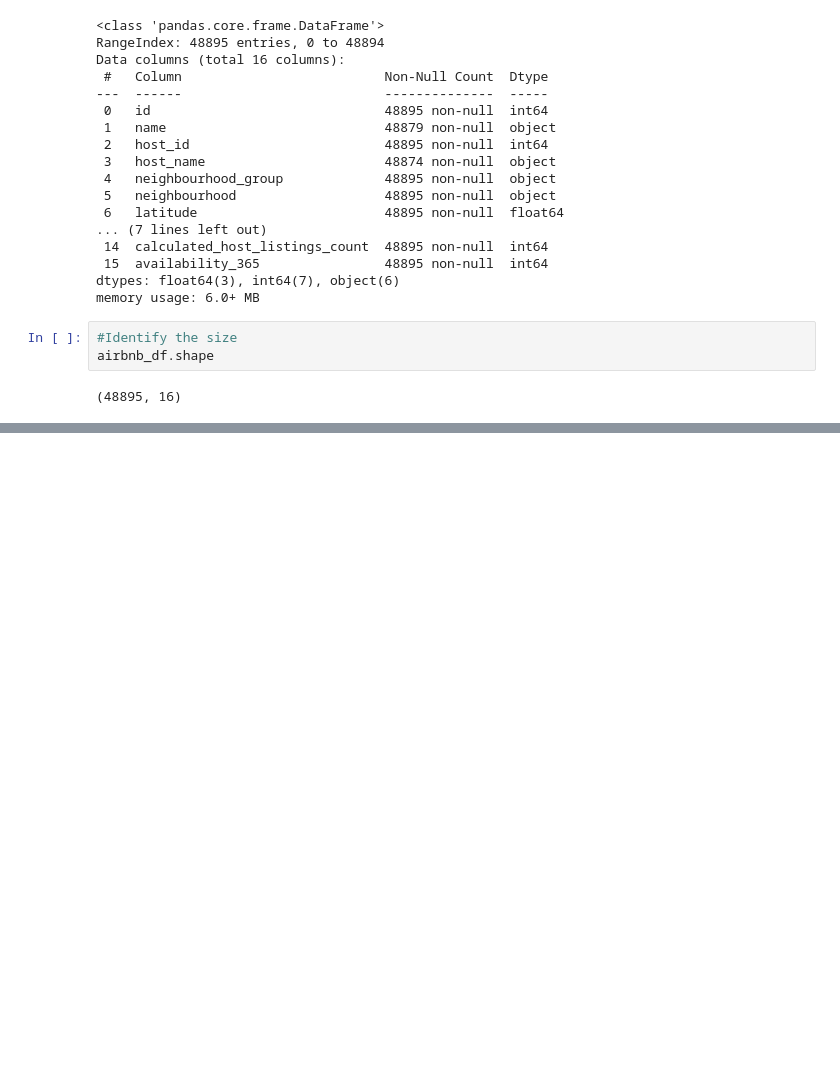
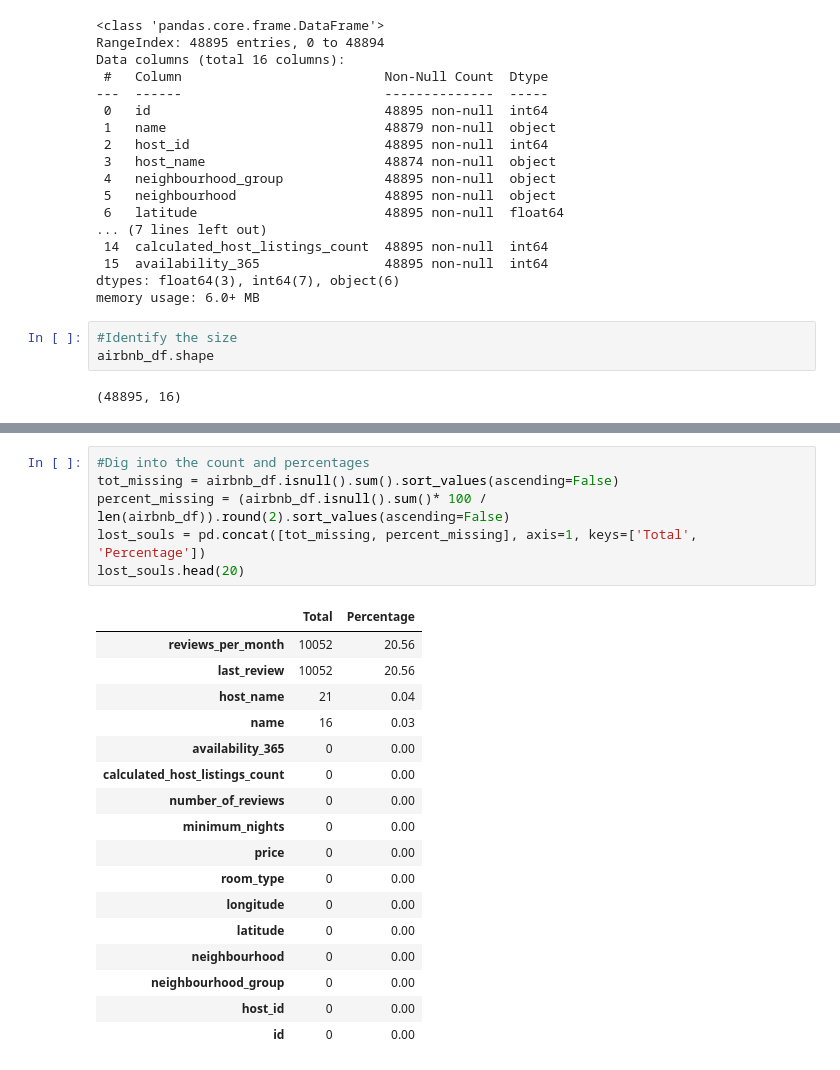
Before and after one commit to kawee424/almabetter-team-capstone-projects, a Jupyter notebook: Airbnb_Bookings_Analysis_Capstone_Project.ipynb, the cells around one changed output, grey strips where cells are left out. Cells and saved outputs as stored; diff of their text form; blank space fills up the shorter version.

```diff
--- a/Airbnb_Bookings_Analysis_Capstone_Project.ipynb
+++ b/Airbnb_Bookings_Analysis_Capstone_Project.ipynb
@@ -83,0 +134,24 @@ Apparantely, a careful over head examination of the airbnb dataset shows that th
+# %%
+#Dig into the count and percentages
+tot_missing = airbnb_df.isnull().sum().sort_values(ascending=False)
+percent_missing = (airbnb_df.isnull().sum()* 100 / len(airbnb_df)).round(2).sort_values(ascending=False)
+lost_souls = pd.concat([tot_missing, percent_missing], axis=1, keys=['Total', 'Percentage'])
+lost_souls.head(20)
+# %% [output]
+|  | Total | Percentage |
+| reviews_per_month | 10052 | 20.56 |
+| last_review | 10052 | 20.56 |
+| host_name | 21 | 0.04 |
+| name | 16 | 0.03 |
+| availability_365 | 0 | 0.00 |
+| calculated_host_listings_count | 0 | 0.00 |
+| number_of_reviews | 0 | 0.00 |
+| minimum_nights | 0 | 0.00 |
+| price | 0 | 0.00 |
+| room_type | 0 | 0.00 |
+| longitude | 0 | 0.00 |
+| latitude | 0 | 0.00 |
+| neighbourhood | 0 | 0.00 |
+| neighbourhood_group | 0 | 0.00 |
+| host_id | 0 | 0.00 |
+| id | 0 | 0.00 |
```
Also changed, not shown: parts of 25 cells of this notebook.
